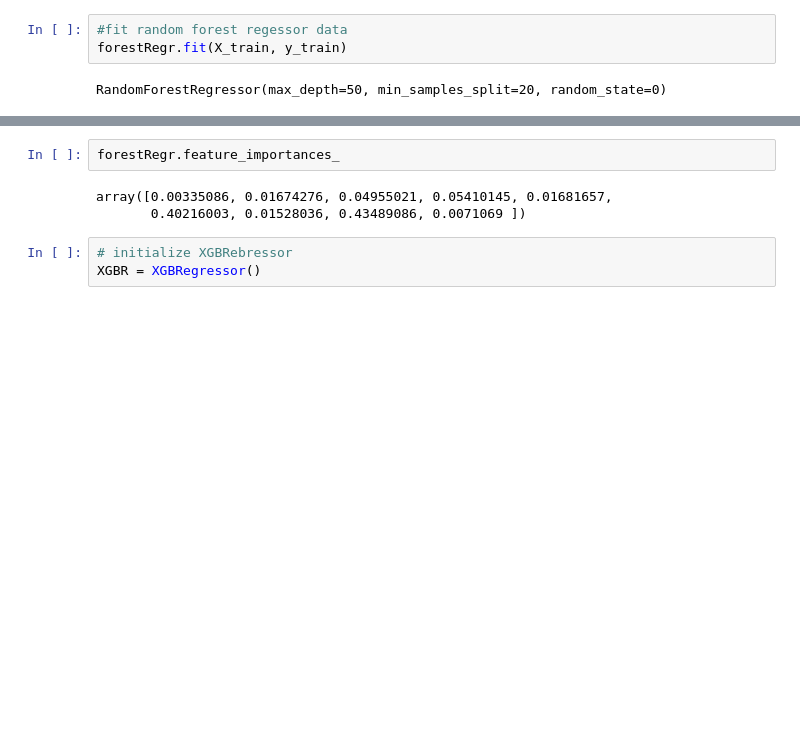
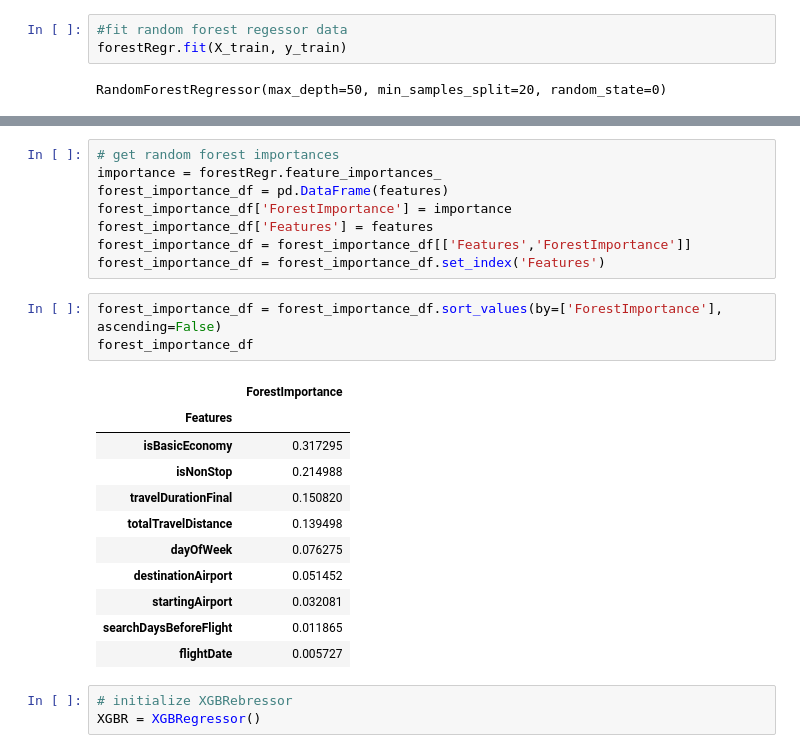
Before and after one commit to TurnerE8/Flight-Price-Predictor, a Jupyter notebook: Machine Learning/Machine_Learning.ipynb, the cells around one changed output, grey strips where cells are left out. Cells and saved outputs as stored; diff of their text form; blank space fills up the shorter version.

```diff
--- a/Machine Learning/Machine_Learning.ipynb
+++ b/Machine Learning/Machine_Learning.ipynb
@@ -238,8 +260,26 @@ root_mean_squared error of:  222.66356853100055
 # %%
-forestRegr.feature_importances_
+# get random forest importances
+importance = forestRegr.feature_importances_
+forest_importance_df = pd.DataFrame(features)
+forest_importance_df['ForestImportance'] = importance
+forest_importance_df['Features'] = features
+forest_importance_df = forest_importance_df[['Features','ForestImportance']]
+forest_importance_df = forest_importance_df.set_index('Features')
-# %% [output]
-array([0.00335086, 0.01674276, 0.04955021, 0.05410145, 0.01681657,
-       0.40216003, 0.01528036, 0.43489086, 0.0071069 ])
+# %%
+forest_importance_df = forest_importance_df.sort_values(by=['ForestImportance'], ascending=False)
+forest_importance_df
+# %% [output]
+|  | ForestImportance |
+| Features |  |
+| isBasicEconomy | 0.317295 |
+| isNonStop | 0.214988 |
+| travelDurationFinal | 0.150820 |
+| totalTravelDistance | 0.139498 |
+| dayOfWeek | 0.076275 |
+| destinationAirport | 0.051452 |
+| startingAirport | 0.032081 |
+| searchDaysBeforeFlight | 0.011865 |
+| flightDate | 0.005727 |
 # %%
 # initialize XGBRebressor
 XGBR = XGBRegressor()
```
Also changed, not shown: parts of 9 cells of this notebook, 3 other files.
